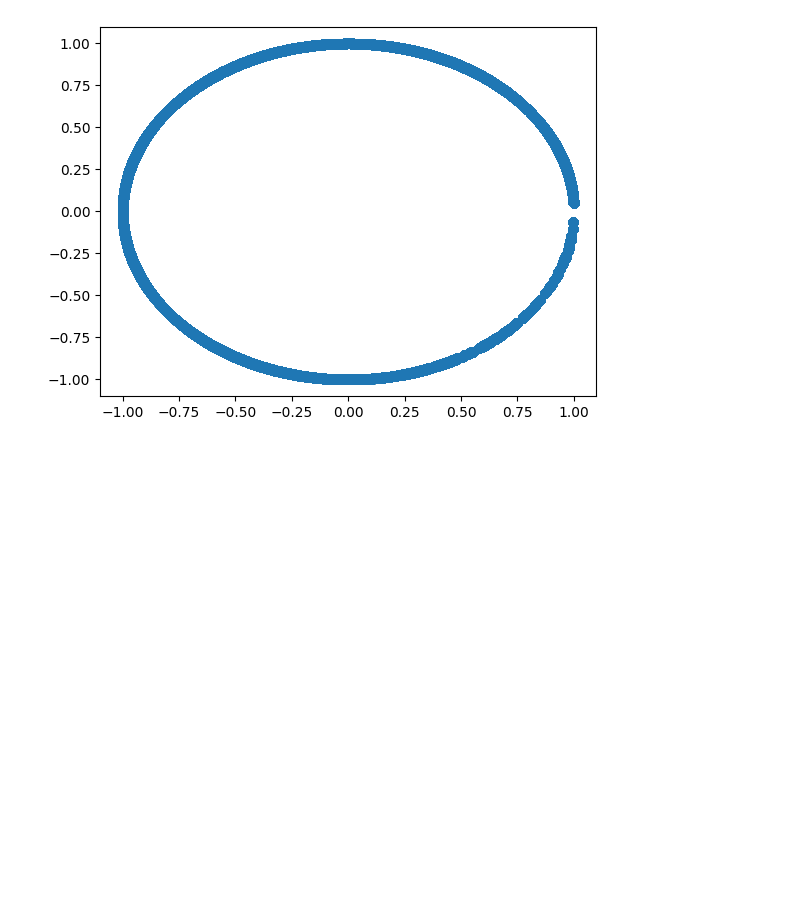
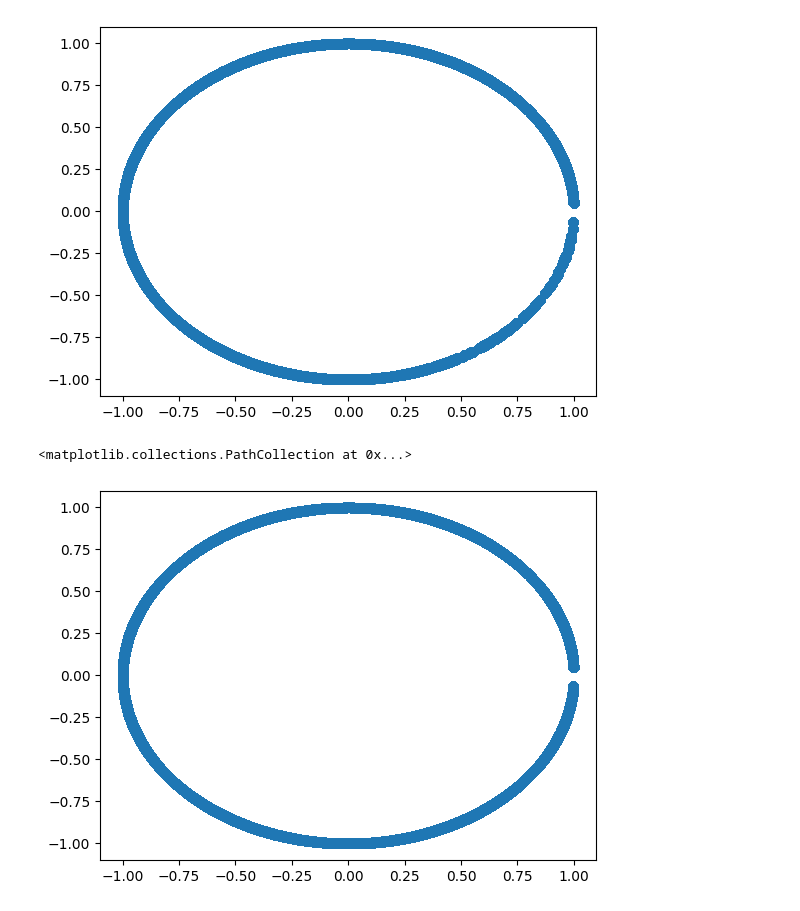
Before and after one commit to ClaudioQTM/2D_array, a Jupyter notebook: src/plots/plot_disp.ipynb, the cells around one changed output. Cells and saved outputs as stored; diff of their text form; code cells hidden in the pictures; blank space fills up the shorter version.

Commit message:
updated plot_disp

```diff
--- a/src/plots/plot_disp.ipynb
+++ b/src/plots/plot_disp.ipynb
@@ -45,7 +33,7 @@ Q = np.array([0,0])
 # %%
 from joblib import Parallel, delayed
 
-E =
+E = 2 * square_lattice.omega_e
 k_grid = np.linspace(-E, E, 100)
 kx, ky = np.meshgrid(k_grid, k_grid, indexing="ij")
 k_para_list = np.column_stack((kx.ravel(), ky.ravel()))
@@ -157,3 +149,74 @@ plt.scatter(samples.real, samples.imag)
 [Parallel(n_jobs=6)]: Done 60000 out of 60000 | elapsed:  4.5min finished
 <matplotlib.collections.PathCollection at 0x...>
 [figure]
+# %%
+n_samples = 10000
+n_energy_points = 50
+k_block_size = 128  # process k-grid in chunks to keep memory bounded
+
+k_grid = np.linspace(-square_lattice.q / 2, square_lattice.q / 2, n_samples)
+E = 2 * square_lattice.omega_e
+Q_para = np.array([0.0, 0.0])
+eps = 1e-3  # avoid poles near integration boundaries
+
+# Shared interpolation coordinate for all valid k in one block
+alpha = np.linspace(0.0, 1.0, n_energy_points)[None, :]
+omega_e = square_lattice.omega_e
+
+sample_blocks = []
+n_blocks = int(np.ceil(n_samples / k_block_size))
+
+for kx_block in np.array_split(k_grid, n_blocks):
+    kx, ky = np.meshgrid(kx_block, k_grid, indexing="ij")
+    k_para = np.column_stack((kx.ravel(), ky.ravel()))
+
+    l_para = BZ_proj(Q_para - k_para, square_lattice)
+    k_norm = np.linalg.norm(k_para, axis=1)
+    l_norm = np.linalg.norm(l_para, axis=1)
+
+    E1_start = k_norm + eps
+    E1_stop = E - l_norm - eps
+    valid = E1_stop > E1_start
+    if not np.any(valid):
+        continue
+
+    k_valid = k_para[valid]
+    l_valid = l_para[valid]
+    E1_start = E1_start[valid]
+    E1_stop = E1_stop[valid]
+
+    # Build all E1 values in one broadcasted operation: shape (n_valid_k, n_energy_points)
+    E1_grid = E1_start[:, None] + (E1_stop - E1_start)[:, None] * alpha
+    E2_grid = E - E1_grid
+
+    # sigma_func_period_numba is scalar; evaluate once per k (not per E1)
+    sigma_k = np.fromiter(
+        (sigma_func_period_numba(float(kx), float(ky)) for kx, ky in k_valid),
+        dtype=np.complex128,
+        count=k_valid.shape[0],
+    )
+    sigma_l = np.fromiter(
+        (sigma_func_period_numba(float(lx), float(ly)) for lx, ly in l_valid),
+        dtype=np.complex128,
+        count=l_valid.shape[0],
+    )
+
+    t1 = (E1_grid - omega_e - np.conjugate(sigma_k)[:, None]) / (
+        E1_grid - omega_e - sigma_k[:, None]
+    )
+    t2 = (E2_grid - omega_e - np.conjugate(sigma_l)[:, None]) / (
+        E2_grid - omega_e - sigma_l[:, None]
+    )
+
+    sample_blocks.append((t1 * t2).ravel())
+
+samples = (
+    np.concatenate(sample_blocks)
+    if sample_blocks
+    else np.array([], dtype=np.complex128)
+)
+
+plt.scatter(samples.real, samples.imag)
+# %% [output]
+<matplotlib.collections.PathCollection at 0x...>
+[figure, added]
```
Also changed, not shown: parts of 3 cells of this notebook.
